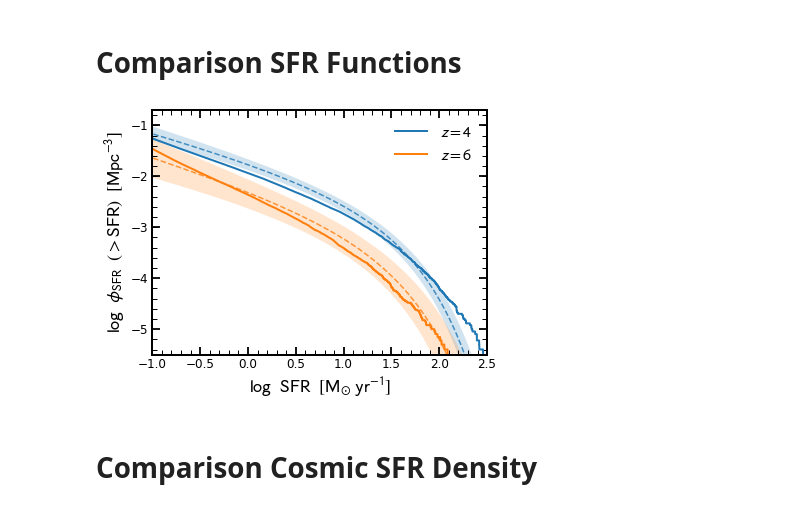
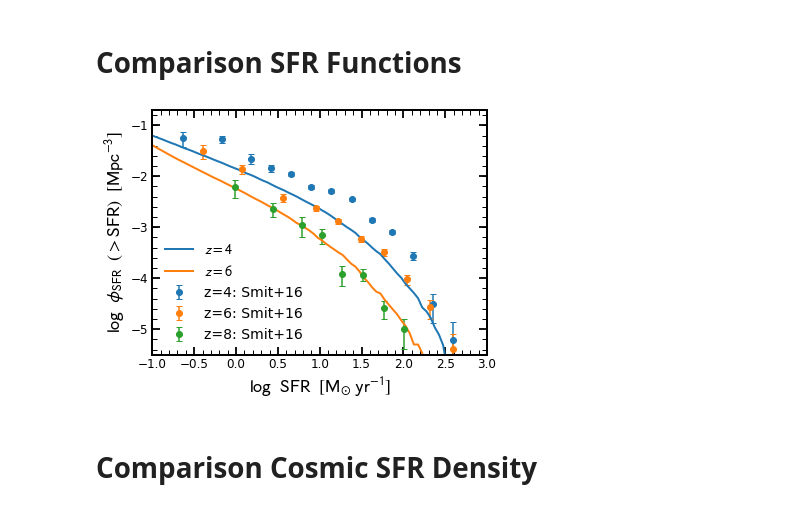
Before and after one commit to stacchella/halo_model, a Jupyter notebook: scripts/Comparison_UV_Observables.ipynb, the cells around one changed output. Drawn from its saved outputs; the diff is of its cells as text; code cells hidden in the pictures.

Commit message:
updated redshift

```diff
--- a/scripts/Comparison_UV_Observables.ipynb
+++ b/scripts/Comparison_UV_Observables.ipynb
@@ -46,9 +46,12 @@ scp stacchella@odyssey.rc.fas.harvard.edu://n/eisenstein_lab/Users/stacchella/ha
 def compute_LF(SP_file_name, volume_box, cumulative=False, add_dust=False, redshift_in=None, completeness_correction=False):
     '''
     input:
-      prop_list:    list of luminosities or masses
-      prop_bins:    bins in which number density gets calculated
-      volume_box:   box size for normalisation
+      SP_file_name:    hdf5 filename that contains luminosities
+      volume_box:      volume of simulation box in Mpc^-3
+      cumulative:      True/False for computing cumulative LF
+      add_dust:        True/False for adding dust attenuation to UV mags
+      redshift_in:     redshift considered, needed for add_dust and completeness_correction
+      completeness_correction:  True/False for applying completeness correction
     '''
     cat_SP = h5py.File(SP_file_name, 'r')
     mag_list = -48.6-2.5*np.log10(cat_SP['luminosities/luminosity_0'][:, 2]/(4*np.pi*(3.086e+19)**2))
@@ -590,15 +605,13 @@ SFRFct_obs_dict['8'] = np.array([SFR_list, phi_list, phi_err_list_neg, phi_err_l
 # read in model
 # take average SFR over past 200 Myr (UV SFR)
 
-cat_z4 = h5py.File(path_SP_cat + 'SFH_z4_constant_with_L_M05.hdf5', 'r')
+cat_z4 = h5py.File(path_SP_cat + 'SFH_z4_constant_with_L_M02.hdf5', 'r')
 cat_z6 = h5py.File(path_SP_cat + 'SFH_z6_constant_with_L_M05.hdf5', 'r')
 #cat_z8 = h5py.File(path_SP_cat + 'SFH_z8_constant_with_L.hdf5', 'r')
 #cat_z10 = h5py.File(path_SP_cat + 'SFH_z10_constant_with_L.hdf5', 'r')
 
-SFR_bins_center_z4, SFR_fct_model_z4 = compute_cumulative_SFR_fct(np.median(cat_z4['SFH/SFH_SFR'][:, (cat_z4['SFH/SFH_time'][:] >= (cat_z4['SFH/SFH_time'][:][-1]-200.0))], axis=1), volume_box)
-SFR_bins_center_z6, SFR_fct_model_z6 = compute_cumulative_SFR_fct(np.median(cat_z6['SFH/SFH_SFR'][:, (cat_z6['SFH/SFH_time'][:] >= (cat_z6['SFH/SFH_time'][:][-1]-200.0))], axis=1), volume_box)
-#SFR_bins_center_z8, SFR_fct_model_z8 = compute_cumulative_SFR_fct(np.median(cat_z8['SFH/SFH_SFR'][:, (cat_z8['SFH/SFH_time'][:] >= (cat_z8['SFH/SFH_time'][:][-1]-200.0))], axis=1), volume_box)
-#SFR_bins_center_z10, SFR_fct_model_z10 = compute_cumulative_SFR_fct(np.median(cat_z10['SFH/SFH_SFR'][:, (cat_z10['SFH/SFH_time'][:] >= (cat_z10['SFH/SFH_time'][:][-1]-200.0))], axis=1), volume_box)
+SFR_bins_center_z4, SFR_fct_model_z4 = compute_SFR_Fct(path_SP_cat + 'SFH_z4_constant_with_L_M02.hdf5', volume_box, cumulative=False, redshift_in=4.0, completeness_correction=True)
+SFR_bins_center_z6, SFR_fct_model_z6 = compute_SFR_Fct(path_SP_cat + 'SFH_z6_constant_with_L_M05.hdf5', volume_box, cumulative=False, redshift_in=6.0, completeness_correction=True)
 # %%
 # set up observations
 
@@ -608,36 +621,41 @@ SFR_list_z8, SFR_fct_z8, SFR_fct_z8_P16, SFR_fct_z8_P84 = SFR_Fct_Smit16(7.9, cu
 # %%
+redshift_plot = ['4', '6', '8']
+color_plot = ['C0', 'C1', 'C2']
+label_plot = ['z=4: Smit+16', 'z=6: Smit+16', 'z=8: Smit+16']
+
+
 fig, ax = plt.subplots(nrows=1, ncols=1, figsize=(6, 4.5))
 
 # Observations
-ax.plot(np.log10(SFR_list_z4), np.log10(SFR_fct_z4), '--', color='C0', alpha=0.8)
-ax.fill_between(np.log10(SFR_list_z4), np.log10(SFR_fct_z4_P16), np.log10(SFR_fct_z4_P84), lw=0.0, color='C0', alpha=0.2)
-ax.plot(np.log10(SFR_list_z6), np.log10(SFR_fct_z6), '--', color='C1', alpha=0.8)
-ax.fill_between(np.log10(SFR_list_z6), np.log10(SFR_fct_z6_P16), np.log10(SFR_fct_z6_P84), lw=0.0, color='C1', alpha=0.2)
+#ax.plot(np.log10(SFR_list_z4), np.log10(SFR_fct_z4), '--', color='C0', alpha=0.8)
+#ax.fill_between(np.log10(SFR_list_z4), np.log10(SFR_fct_z4_P16), np.log10(SFR_fct_z4_P84), lw=0.0, color='C0', alpha=0.2)
+#ax.plot(np.log10(SFR_list_z6), np.log10(SFR_fct_z6), '--', color='C1', alpha=0.8)
+#ax.fill_between(np.log10(SFR_list_z6), np.log10(SFR_fct_z6_P16), np.log10(SFR_fct_z6_P84), lw=0.0, color='C1', alpha=0.2)
 #ax.plot(np.log10(SFR_list_z8), np.log10(SFR_fct_z8), '--', color='C2', alpha=0.8)
 #ax.fill_between(np.log10(SFR_list_z8), np.log10(SFR_fct_z8_P16), np.log10(SFR_fct_z8_P84), lw=0.0, color='C2', alpha=0.2)
 
 # data points from observatoins
 for ii in range(len(redshift_plot)):
     plot_datapoints_observations(ax, SFRFct_obs_dict, redshift_plot[ii], color_plot[ii], label_plot[ii])
 
 
 
 # Model
-ax.plot(np.log10(SFR_bins_center_z4), np.log10(SFR_fct_model_z4), '-', color='C0', lw=2, label=r'$z=4$')
-ax.plot(np.log10(SFR_bins_center_z6), np.log10(SFR_fct_model_z6), '-', color='C1', lw=2, label=r'$z=6$')
+ax.plot(SFR_bins_center_z4, np.log10(SFR_fct_model_z4), '-', color='C0', lw=2, label=r'$z=4$')
+ax.plot(SFR_bins_center_z6, np.log10(SFR_fct_model_z6), '-', color='C1', lw=2, label=r'$z=6$')
 #ax.plot(np.log10(SFR_bins_center_z8), np.log10(SFR_fct_model_z8), '-', color='C2', lw=2, label=r'$z=8$')
 
 ax.set_xlabel(r'$\log\/\/\/\/\mathrm{SFR}\/\/\/\/[\mathrm{M_{\odot}}\/\/\mathrm{yr}^{-1}]$', fontsize=18)
 ax.set_ylabel(r'$\log\/\/\/\/\phi_{\rm SFR}\/\/\/\/(>\mathrm{SFR})\/\/\/\/[\mathrm{Mpc}^{-3}]$', fontsize=18)
 
-ax.set_xlim([-1.0, 2.5])
+ax.set_xlim([-1.0, 3.0])
 ax.set_ylim([-5.5, -0.7])
 
-plt.legend(frameon=False, fontsize=16)
+plt.legend(frameon=False, fontsize=14)
 plt.savefig(path_figures + 'SFR_Fct_evolution2.pdf', bbox_inches='tight')
 plt.show()
 # %% [output]
-[figure, old version]
+[figure, new version]
 # %% [markdown]
 # Comparison Cosmic SFR Density
 # %%
```
Also changed, not shown: parts of 2 cells of this notebook, 4 other files.
